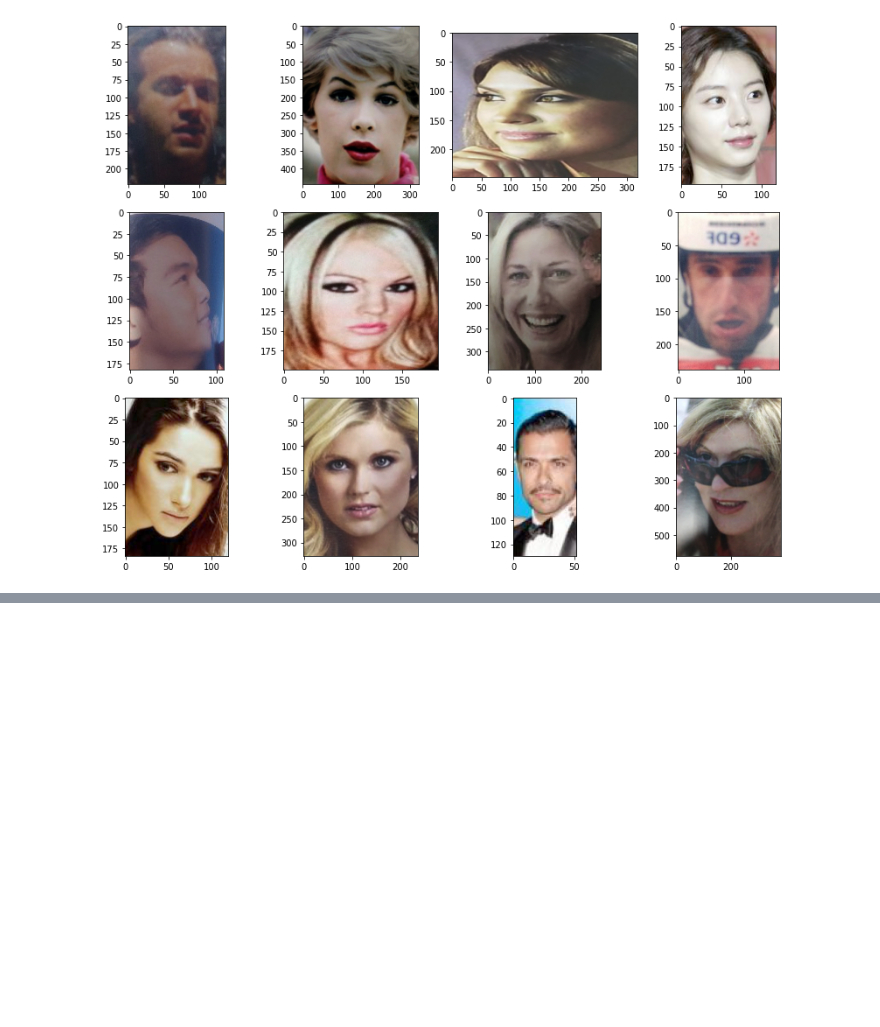
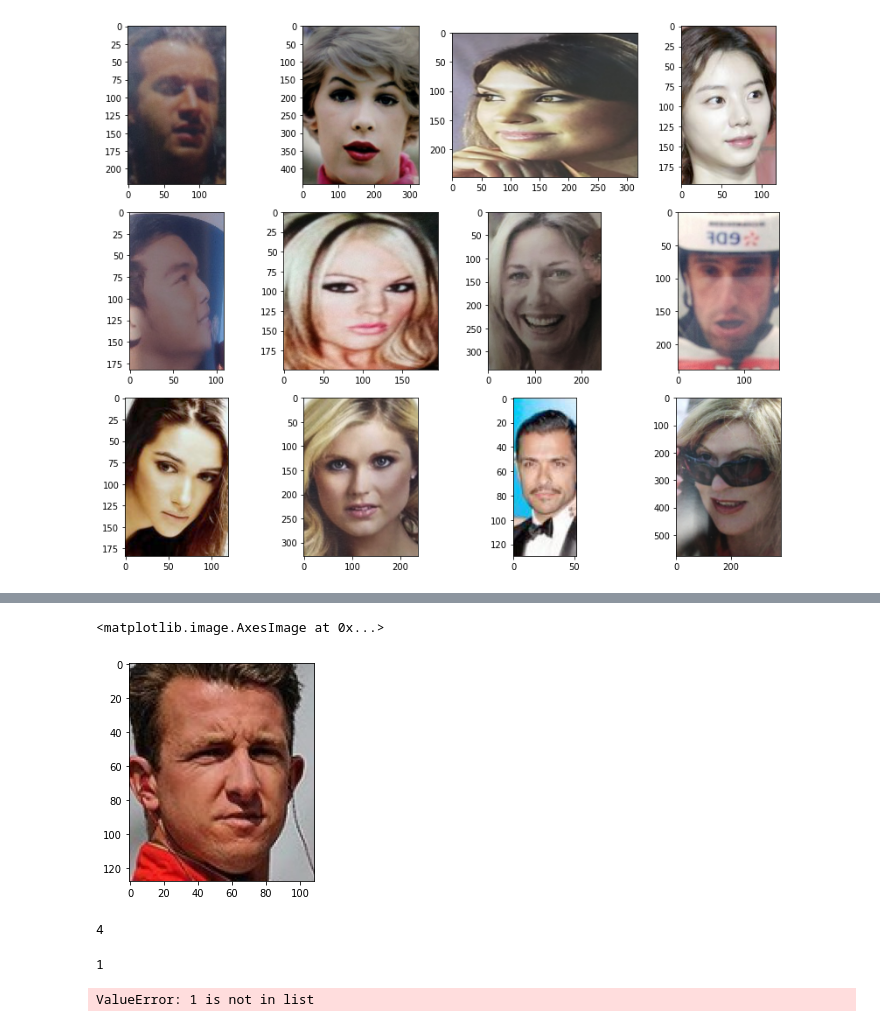
Before and after one commit to hairymax/Face-AntiSpoofing, a Jupyter notebook: tests.ipynb, the cells around one changed output, grey strips where cells are left out. Drawn from its saved outputs; the diff is of its cells as text; code cells hidden in the pictures; blank space fills up the shorter version.

```diff
--- a/data_preparation.ipynb
+++ b/tests.ipynb
@@ -188,0 +228,9 @@ process_images(test_label.index, 256, scaleup=False)
+# %%
+from PIL import Image
+
+img = Image.open('CelebA_Spoof_crop/data128/train/1/live/000184.jpg')
+
+plt.imshow(img)
+# %% [output]
+<matplotlib.image.AxesImage at 0x...>
+[figure, added]
@@ -188,0 +239,16 @@ process_images(test_label.index, 256, scaleup=False)
+# %%
+f = lambda x : (x*x)
+
+f(2)
+# %% [output]
+4
+# %%
+s = 3
+next(i for i, l in enumerate(spoof_labels) if s in l)
+# %% [output]
+1
+# %%
+s = 1
+[(i, spoof_labels.index(s)) for i, label in enumerate(spoof_labels) if s in label]
+# %% [output]
+ValueError: 1 is not in list
```
Also changed, not shown: parts of 5 cells of this notebook, 6 other files.
